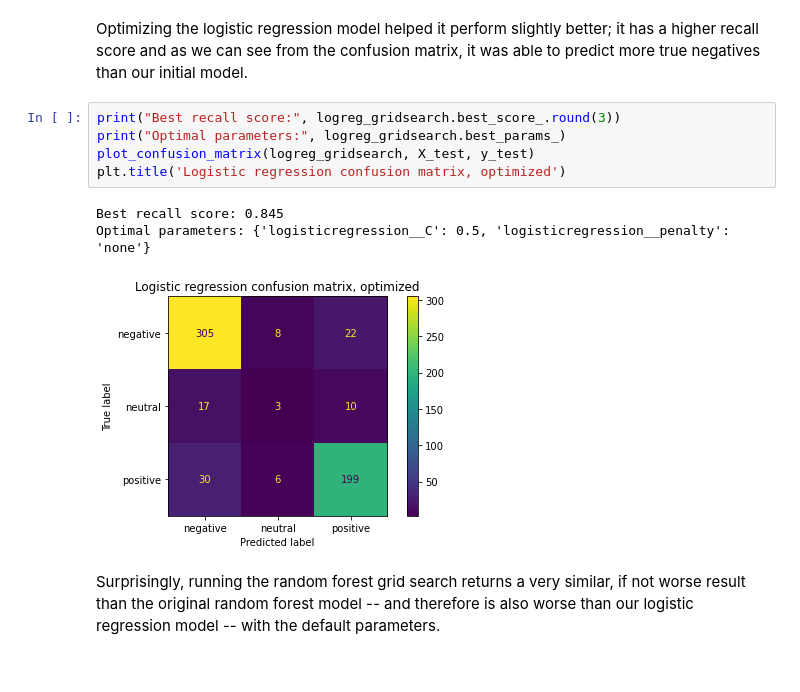
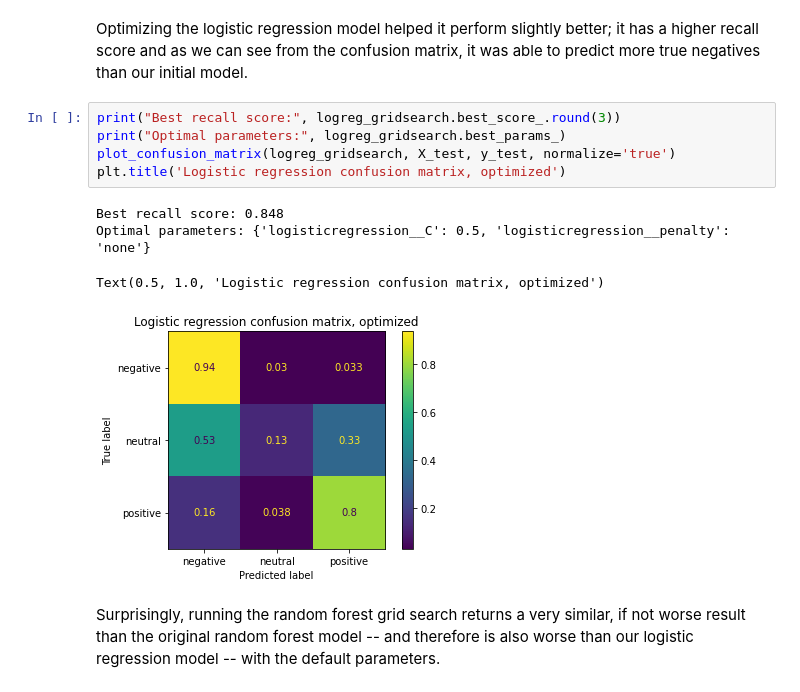
Before and after one commit to nancyho83/ACNH_Review_Sentiment, a Jupyter notebook: acnh_review_sentiment.ipynb, the cells around one changed output. Cells and saved outputs as stored; diff of their text form.

```diff
--- a/acnh_review_sentiment.ipynb
+++ b/acnh_review_sentiment.ipynb
@@ -457,12 +461,13 @@ GridSearchCV(estimator=Pipeline(steps=[('tfidfvectorizer', TfidfVectorizer()),
 # %%
 print("Best recall score:", logreg_gridsearch.best_score_.round(3))
 print("Optimal parameters:", logreg_gridsearch.best_params_)
-plot_confusion_matrix(logreg_gridsearch, X_test, y_test)
+plot_confusion_matrix(logreg_gridsearch, X_test, y_test, normalize='true')
 plt.title('Logistic regression confusion matrix, optimized')
 # %% [output]
-Best recall score: 0.845
+Best recall score: 0.848
 Optimal parameters: {'logisticregression__C': 0.5, 'logisticregression__penalty': 'none'}
+Text(0.5, 1.0, 'Logistic regression confusion matrix, optimized')
-[figure, old version]
+[figure, new version]
 # %% [markdown]
 Surprisingly, running the random forest grid search returns a very similar, if not worse result than the original random forest model -- and therefore is also worse than our logistic regression model -- with the default parameters.
 # %%
```
Also changed, not shown: parts of 11 cells of this notebook, 2 other files.
